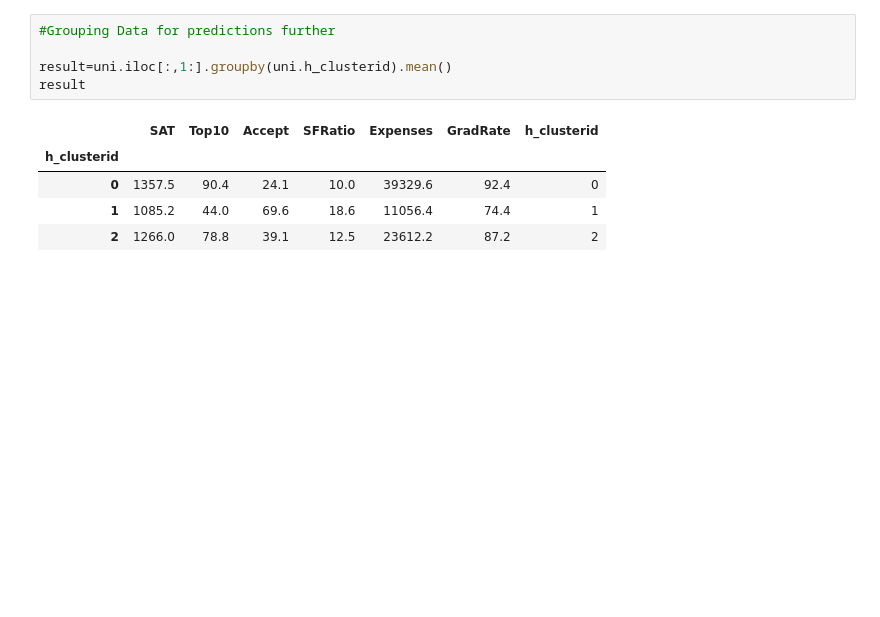
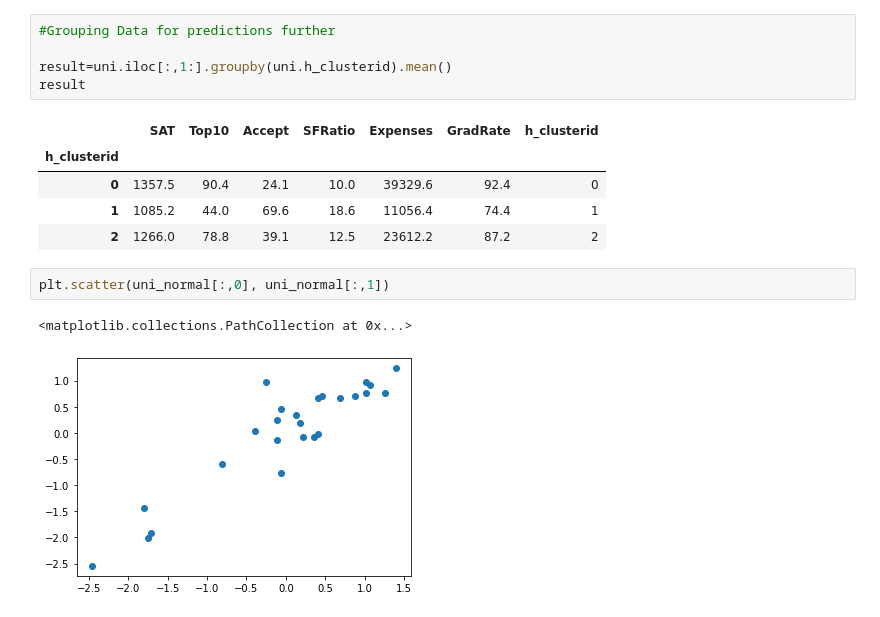
Before and after one commit to Gopizone/DataScience, a Jupyter notebook: PCA, hierarchal, kmean(Universities).ipynb, the cells around one changed output. Cells and saved outputs as stored; diff of their text form; blank space fills up the shorter version.

```diff
--- a/PCA, hierarchal, kmean(Universities).ipynb
+++ b/PCA, hierarchal, kmean(Universities).ipynb
@@ -335,3 +335,8 @@ result
 | 0 | 1357.5 | 90.4 | 24.1 | 10.0 | 39329.6 | 92.4 | 0 |
 | 1 | 1085.2 | 44.0 | 69.6 | 18.6 | 11056.4 | 74.4 | 1 |
 | 2 | 1266.0 | 78.8 | 39.1 | 12.5 | 23612.2 | 87.2 | 2 |
+# %%
+plt.scatter(uni_normal[:,0], uni_normal[:,1])
+# %% [output]
+<matplotlib.collections.PathCollection at 0x...>
+[figure, added]
```
Also changed, not shown: parts of 1 cell of this notebook.
